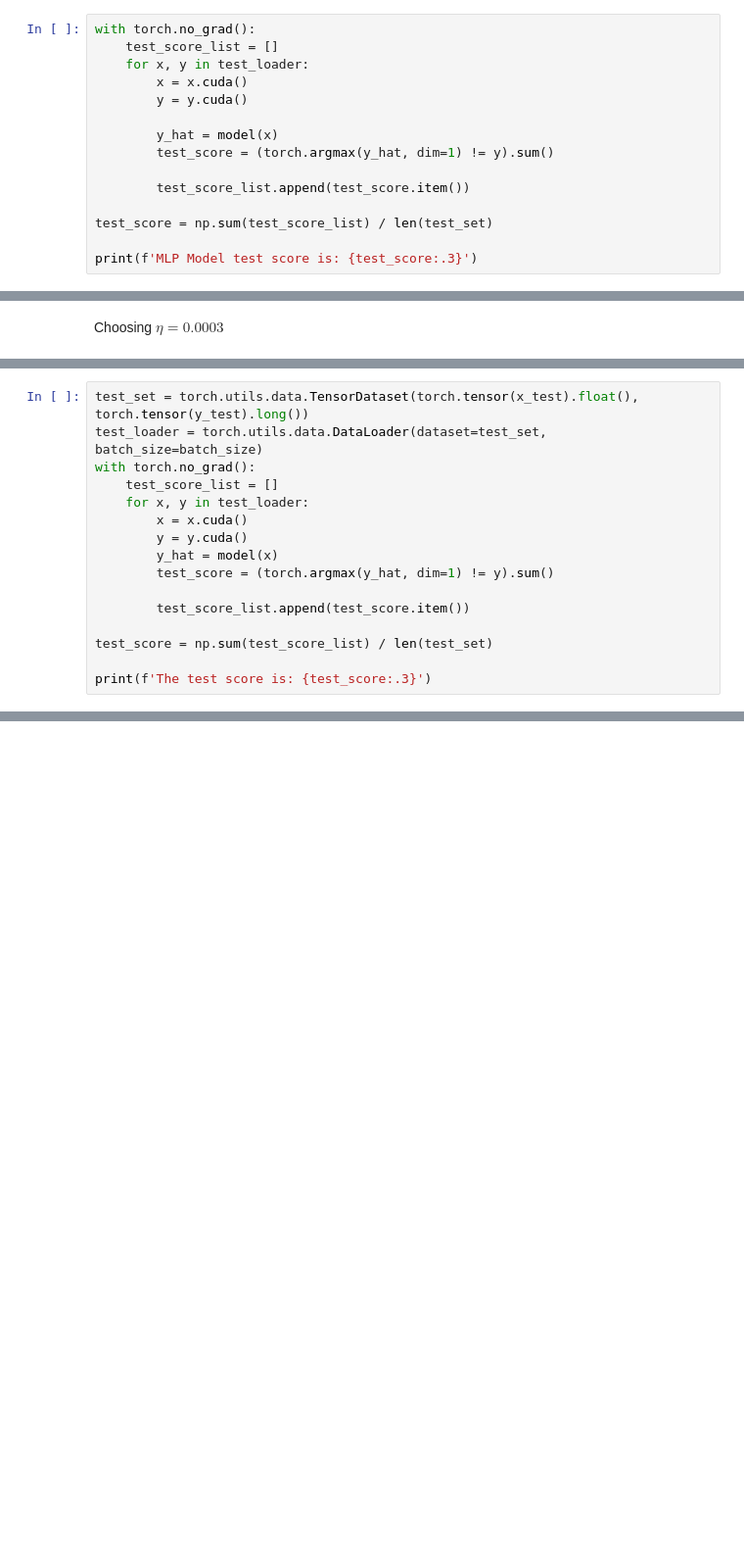
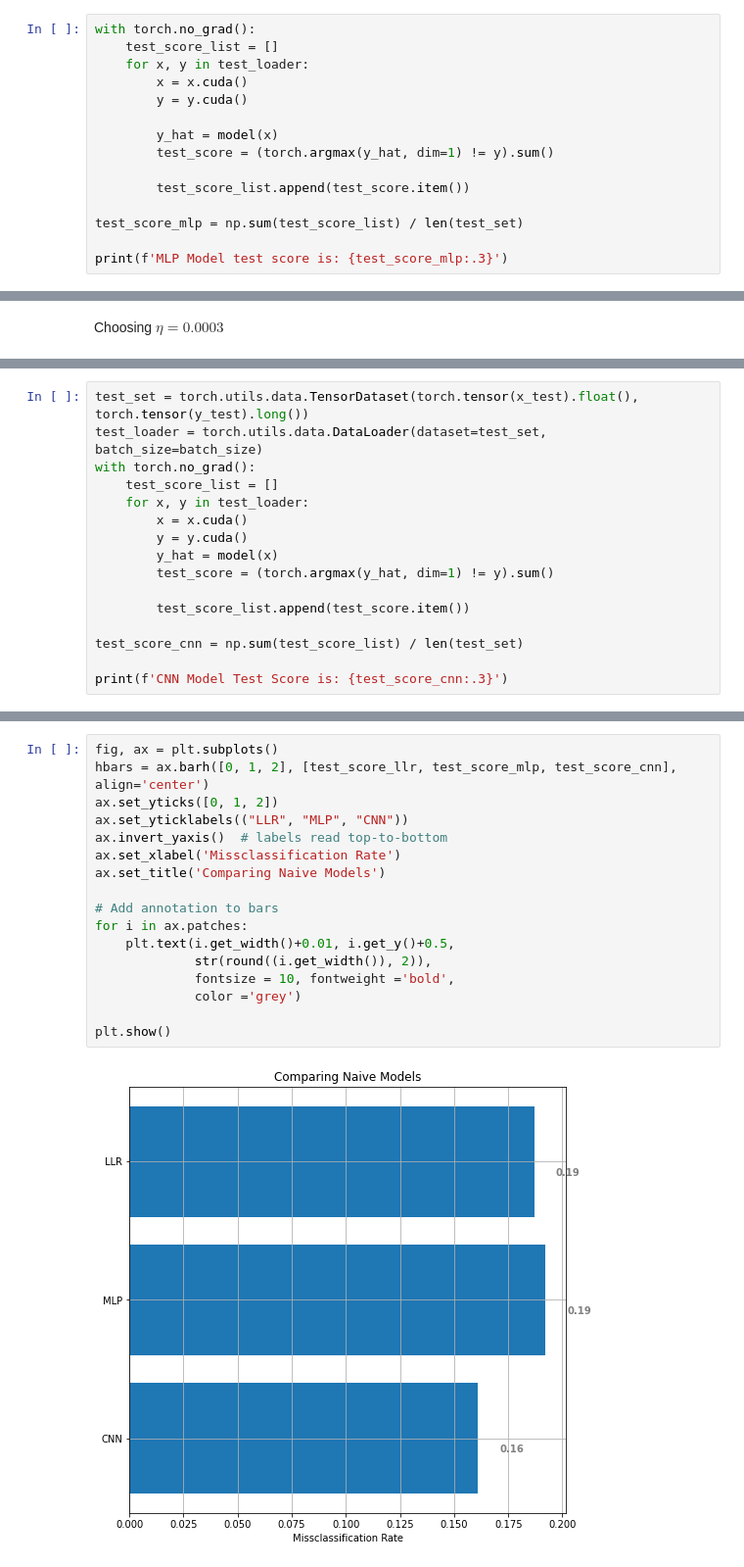
Before and after one commit to grotbard/eye_gender_classification, a Jupyter notebook: eye_gender_class.ipynb, the cells around one changed output, grey strips where cells are left out. Shown at 98% size. Cells and saved outputs as stored; diff of their text form; blank space fills up the shorter version.

```diff
--- a/eye_gender_class.ipynb
+++ b/eye_gender_class.ipynb
@@ -491,7 +506,7 @@ with torch.no_grad():
 
         test_score_list.append(test_score.item())
 
-test_score = np.sum(test_score_list) / len(test_set)
+test_score_mlp = np.sum(test_score_list) / len(test_set)
 
-print(f'MLP Model test score is: {test_score:.3}')
+print(f'MLP Model test score is: {test_score_mlp:.3}')
 # %% [output]
@@ -635,7 +647,7 @@ with torch.no_grad():
 
         test_score_list.append(test_score.item())
 
-test_score = np.sum(test_score_list) / len(test_set)
+test_score_cnn = np.sum(test_score_list) / len(test_set)
 
-print(f'The test score is: {test_score:.3}')
+print(f'CNN Model Test Score is: {test_score_cnn:.3}')
 # %% [output]
@@ -658,0 +671,19 @@ fig.suptitle('Predicted (Correct) Male/Female; Incorrect in Red', size=14);
+# %%
+fig, ax = plt.subplots()
+hbars = ax.barh([0, 1, 2], [test_score_llr, test_score_mlp, test_score_cnn], align='center')
+ax.set_yticks([0, 1, 2])
+ax.set_yticklabels(("LLR", "MLP", "CNN"))
+ax.invert_yaxis()  # labels read top-to-bottom
+ax.set_xlabel('Missclassification Rate')
+ax.set_title('Comparing Naive Models')
+
+# Add annotation to bars
+for i in ax.patches:
+    plt.text(i.get_width()+0.01, i.get_y()+0.5,
+             str(round((i.get_width()), 2)),
+             fontsize = 10, fontweight ='bold',
+             color ='grey')
+
+plt.show()
+# %% [output]
+[figure, added]
```
Also changed, not shown: parts of 21 cells of this notebook.
